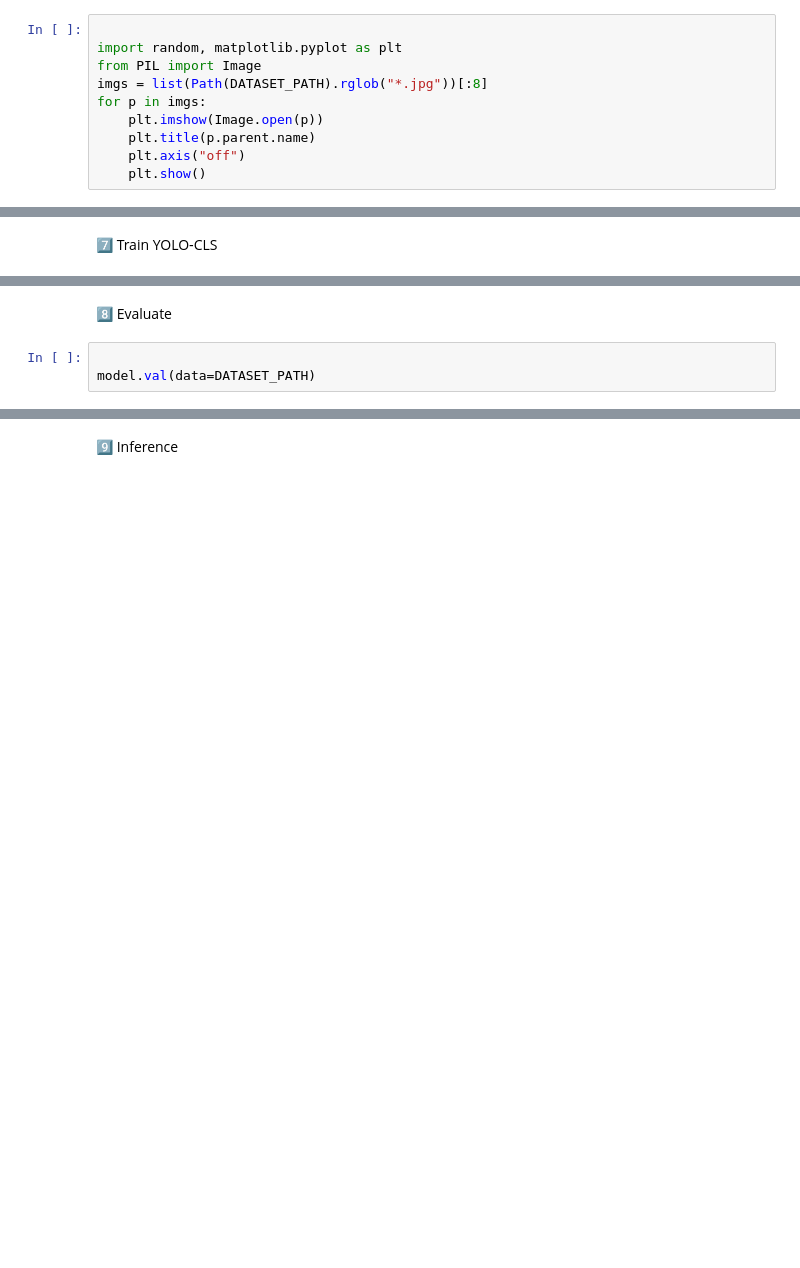
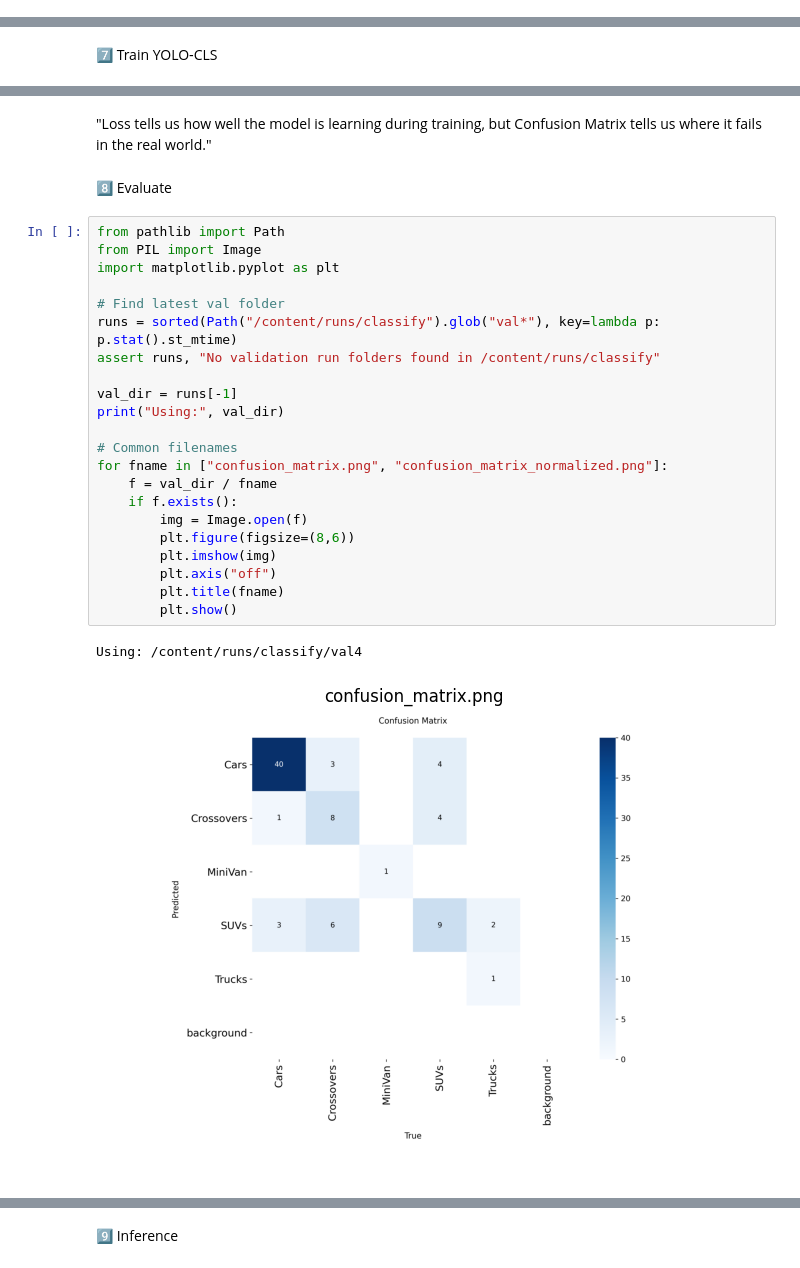
Before and after one commit to mohammadalkhawaldah/AI_Computer_Vision, a Jupyter notebook: Chapter2_YOLO_CLS_VehicleType.ipynb, the cells around one changed output, grey strips where cells are left out. Drawn from its saved outputs; the diff is of its cells as text; blank space fills up the shorter version.

```diff
--- a/Chapter2_YOLO_CLS_VehicleType.ipynb
+++ b/Chapter2_YOLO_CLS_VehicleType.ipynb
@@ -57,13 +109,3 @@ for split in ["train","valid","test"]:
-# %%
-
-import random, matplotlib.pyplot as plt
-from PIL import Image
-imgs = list(Path(DATASET_PATH).rglob("*.jpg"))[:8]
-for p in imgs:
-    plt.imshow(Image.open(p))
-    plt.title(p.parent.name)
-    plt.axis("off")
-    plt.show()
 # %% [markdown]
 
 6️⃣ Install YOLO
@@ -81,6 +158,31 @@ model.train(data=DATASET_PATH, epochs=10, imgsz=224, batch=32)
+# %% [markdown]
+"Loss tells us how well the model is learning during training,
+but Confusion Matrix tells us where it fails in the real world."
 # %% [markdown]
 
 8️⃣ Evaluate
-# %%
-
-model.val(data=DATASET_PATH)
+# %%
+from pathlib import Path
+from PIL import Image
+import matplotlib.pyplot as plt
+
+# Find latest val folder
+runs = sorted(Path("/content/runs/classify").glob("val*"), key=lambda p: p.stat().st_mtime)
+assert runs, "No validation run folders found in /content/runs/classify"
+
+val_dir = runs[-1]
+print("Using:", val_dir)
+
+# Common filenames
+for fname in ["confusion_matrix.png", "confusion_matrix_normalized.png"]:
+    f = val_dir / fname
+    if f.exists():
+        img = Image.open(f)
+        plt.figure(figsize=(8,6))
+        plt.imshow(img)
+        plt.axis("off")
+        plt.title(fname)
+        plt.show()
+# %% [output]
+Using: /content/runs/classify/val4
+[figure, added]
```
Also changed, not shown: parts of 12 cells of this notebook.
